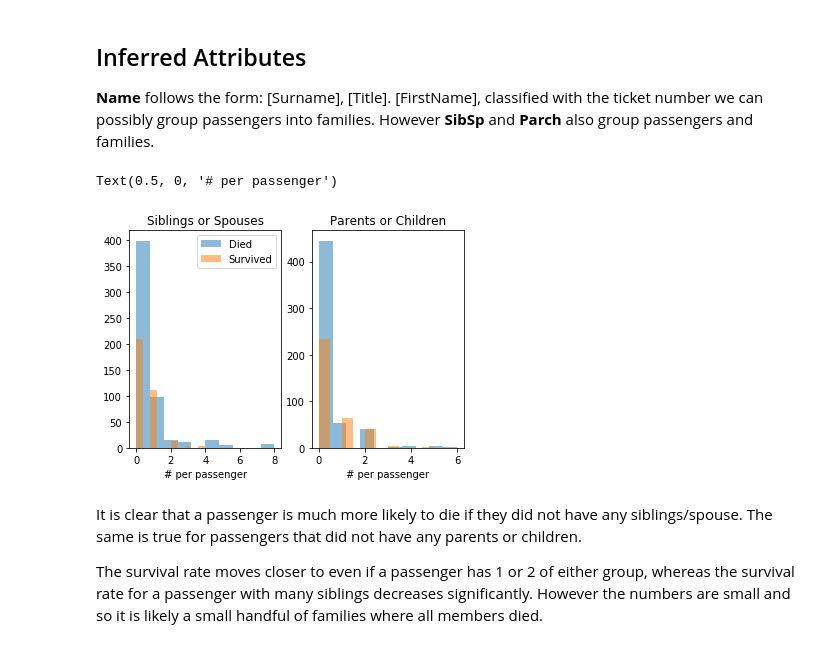
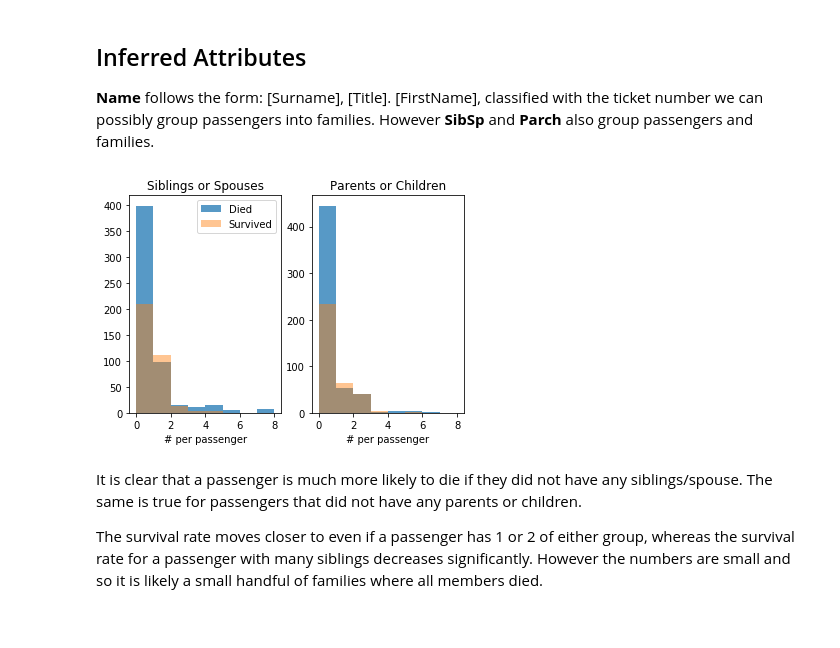
Before and after one commit to Joeyjj/kaggle_titanic, a Jupyter notebook: Titanic.ipynb, the cells around one changed output. Drawn from its saved outputs; the diff is of its cells as text; code cells hidden in the pictures.

```diff
--- a/Titanic.ipynb
+++ b/Titanic.ipynb
@@ -234,22 +234,27 @@ __Name__ follows the form: [Surname], [Title]. [FirstName], classified with the
 # %%
 f, (ax1, ax2) = plt.subplots(1, 2)
 
+bins = np.arange(0,9)
+xticks = np.arange(0,9,2)
+
 survived = train['Survived'] == True
 
-ax1.hist(train['SibSp'][~survived], label='Died',alpha=0.5)
-ax1.hist(train['SibSp'][survived], label='Survived',alpha=0.5)
+ax1.hist(train['SibSp'][~survived], label='Died',alpha=0.75, bins=bins)
+ax1.hist(train['SibSp'][survived], label='Survived',alpha=0.45, bins=bins)
 ax1.legend(loc='upper right')
 
-ax2.hist(train['Parch'][~survived], label='Died',alpha=0.5)
-ax2.hist(train['Parch'][survived], label='Survived',alpha=0.5)
+ax2.hist(train['Parch'][~survived], label='Died',alpha=0.75, bins=bins)
+ax2.hist(train['Parch'][survived], label='Survived',alpha=0.45, bins=bins)
 
 ax1.set_title('Siblings or Spouses')
 ax2.set_title('Parents or Children')
 ax1.set_xlabel('# per passenger')
 ax2.set_xlabel('# per passenger')
+ax1.set_xticks(xticks)
+ax2.set_xticks(xticks)
+plt.show()
 # %% [output]
-Text(0.5, 0, '# per passenger')
-[figure, old version]
+[figure, new version]
 # %% [markdown]
 It is clear that a passenger is much more likely to die if they did not have any siblings/spouse. The same is true for passengers that did not have any parents or children.
 
```
Also changed, not shown: parts of 20 cells of this notebook.
